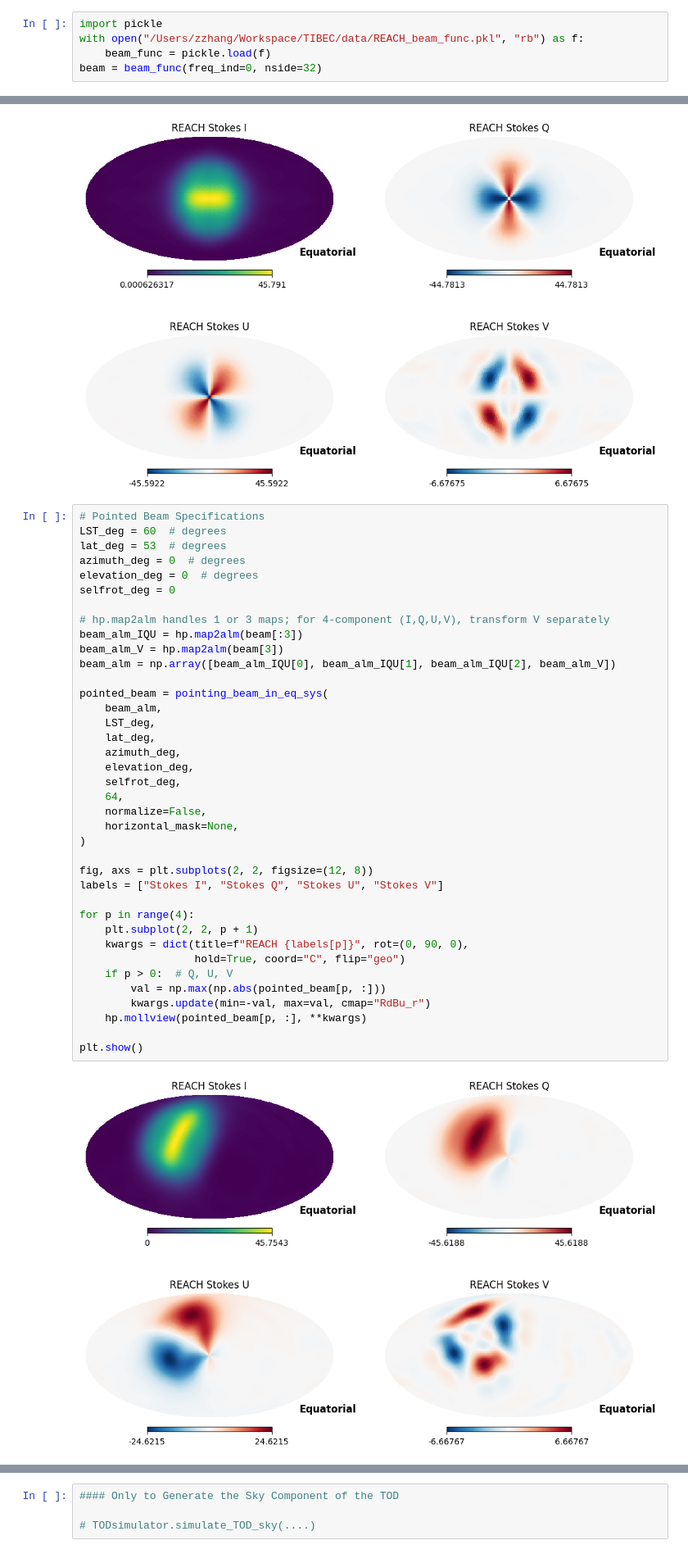
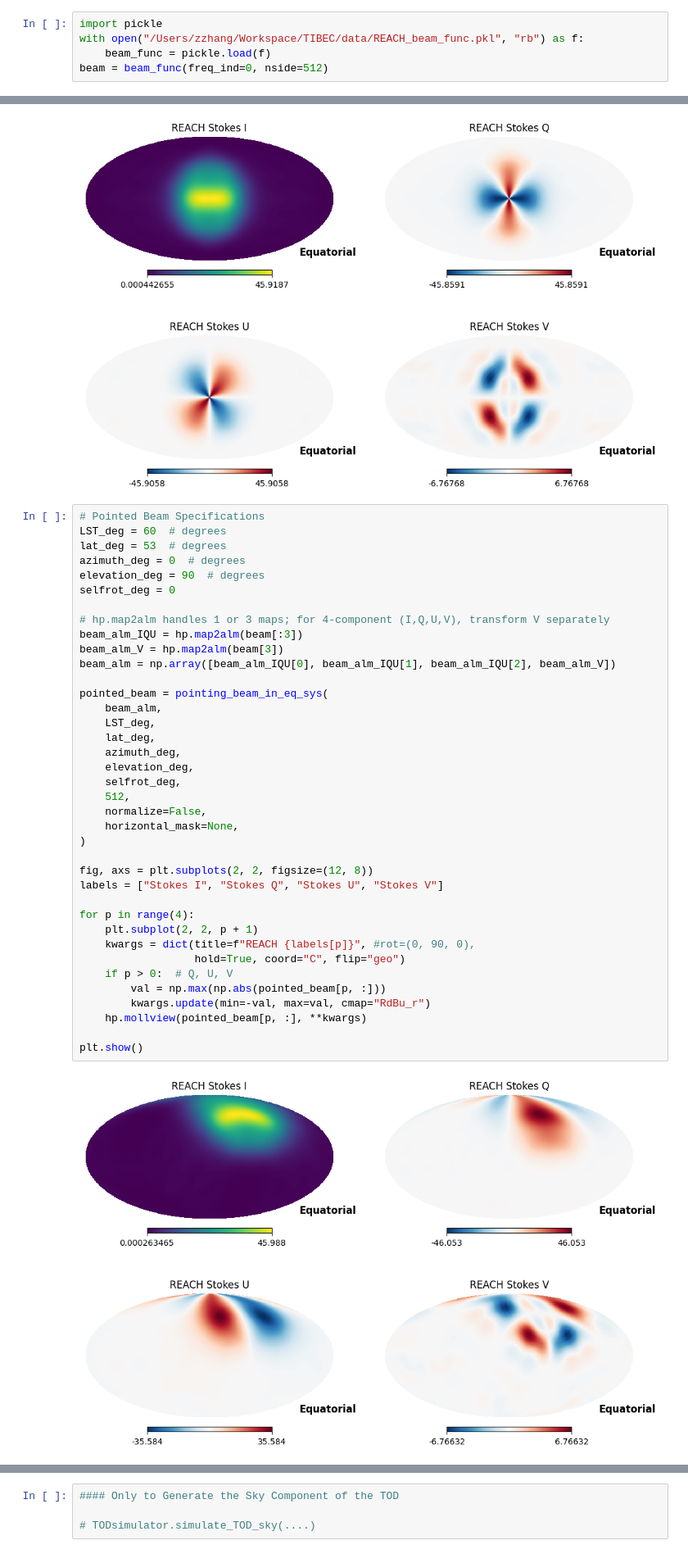
Before and after one commit to zzhang0123/limTOD, a Jupyter notebook: examples/demonstration.ipynb, the cells around one changed output, grey strips where cells are left out. Shown at 82% size. Saved outputs shown, nothing was run; the diff lists cells and outputs as text.

```diff
--- a/examples/demonstration.ipynb
+++ b/examples/demonstration.ipynb
@@ -44,7 +44,7 @@ def beam_func(freq_ind=0, nside=64):
 import pickle
 with open("/Users/zzhang/Workspace/TIBEC/data/REACH_beam_func.pkl", "rb") as f:
     beam_func = pickle.load(f)
-beam = beam_func(freq_ind=0, nside=32)
+beam = beam_func(freq_ind=0, nside=512)
 # %%
 fig, axs = plt.subplots(2, 2, figsize=(12, 8))
 labels = ["Stokes I", "Stokes Q", "Stokes U", "Stokes V"]
@@ -66,41 +66,41 @@ plt.show()
 LST_deg = 60  # degrees
 lat_deg = 53  # degrees
 azimuth_deg = 0  # degrees
-elevation_deg = 0  # degrees
+elevation_deg = 90  # degrees
 selfrot_deg = 0
 
 # hp.map2alm handles 1 or 3 maps; for 4-component (I,Q,U,V), transform V separately
 beam_alm_IQU = hp.map2alm(beam[:3])
 beam_alm_V = hp.map2alm(beam[3])
 beam_alm = np.array([beam_alm_IQU[0], beam_alm_IQU[1], beam_alm_IQU[2], beam_alm_V])
 
 pointed_beam = pointing_beam_in_eq_sys(
     beam_alm,
     LST_deg,
     lat_deg,
     azimuth_deg,
     elevation_deg,
     selfrot_deg,
-    64,
+    512,
     normalize=False,
     horizontal_mask=None,
 )
 
 fig, axs = plt.subplots(2, 2, figsize=(12, 8))
 labels = ["Stokes I", "Stokes Q", "Stokes U", "Stokes V"]
 
 for p in range(4):
     plt.subplot(2, 2, p + 1)
-    kwargs = dict(title=f"REACH {labels[p]}", rot=(0, 90, 0),
+    kwargs = dict(title=f"REACH {labels[p]}", #rot=(0, 90, 0),
                   hold=True, coord="C", flip="geo")
     if p > 0:  # Q, U, V
         val = np.max(np.abs(pointed_beam[p, :]))
         kwargs.update(min=-val, max=val, cmap="RdBu_r")
     hp.mollview(pointed_beam[p, :], **kwargs)
 
 plt.show()
 # %% [output]
-[figure, old version]
+[figure, new version]
 # %%
 # Pointed Beam Specifications
 LST_deg = 60  # degrees
```
Also changed, not shown: parts of 1 cell of this notebook, 1 other file.
